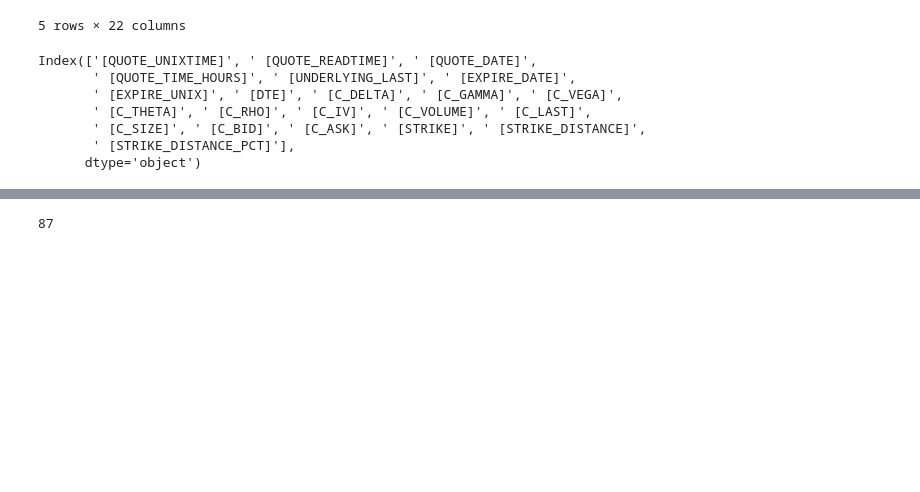
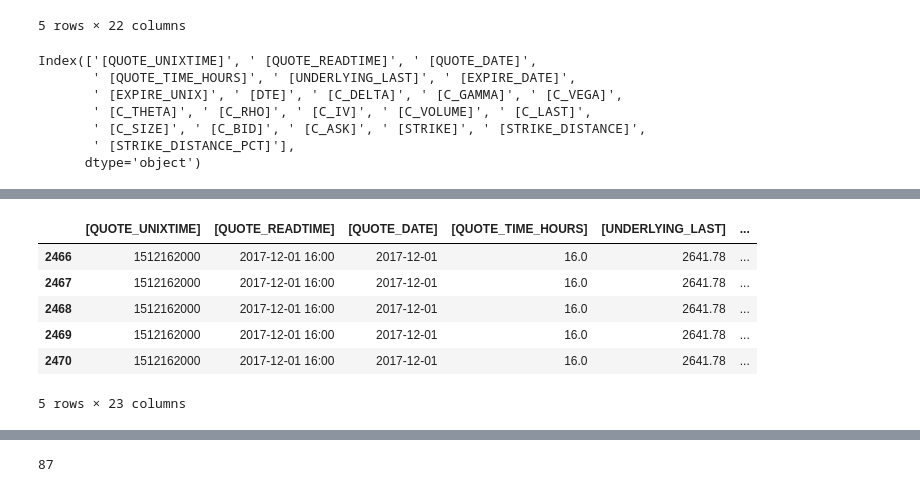
Before and after one commit to drrao01/gpr2_v01, a Jupyter notebook: AFM_423_GPR2_v01.ipynb, the cells around one changed output, grey strips where cells are left out. Drawn from its saved outputs; the diff is of its cells as text; code cells hidden in the pictures; blank space fills up the shorter version.

```diff
--- a/AFM_423_GPR2_v01.ipynb
+++ b/AFM_423_GPR2_v01.ipynb
@@ -202,5 +162,7 @@ memory usage: 966.7+ MB
 # %%
-df_processed[' [C_ASK]'] = df_processed[' [C_ASK]'].astype(float, errors = 'raise')
-df_processed[' [C_BID]'] = df_processed[' [C_BID]'].astype(float, errors = 'raise')
+#df_processed[' [C_ASK]'] = df_processed[' [C_ASK]'].astype(float)
+#df_processed[' [C_BID]'] = df_processed[' [C_BID]'].astype(float)
+df_processed[' [C_ASK]'] = pd.to_numeric(df_processed[' [C_ASK]'] ,errors='coerce')
+df_processed[' [C_BID]'] = pd.to_numeric(df_processed[' [C_BID]'] ,errors='coerce')
 df_processed.info()
 # %% [output]
@@ -227,0 +206,10 @@ TypeError: ignored
+# %%
+df_processed.head()
+# %% [output]
+|  | [QUOTE_UNIXTIME] | [QUOTE_READTIME] | [QUOTE_DATE] | [QUOTE_TIME_HOURS] | [UNDERLYING_LAST] | ... |
+| 2466 | 1512162000 | 2017-12-01 16:00 | 2017-12-01 | 16.0 | 2641.78 | ... |
+| 2467 | 1512162000 | 2017-12-01 16:00 | 2017-12-01 | 16.0 | 2641.78 | ... |
+| 2468 | 1512162000 | 2017-12-01 16:00 | 2017-12-01 | 16.0 | 2641.78 | ... |
+| 2469 | 1512162000 | 2017-12-01 16:00 | 2017-12-01 | 16.0 | 2641.78 | ... |
+| 2470 | 1512162000 | 2017-12-01 16:00 | 2017-12-01 | 16.0 | 2641.78 | ... |
+5 rows × 23 columns
```
Also changed, not shown: parts of 17 cells of this notebook.
